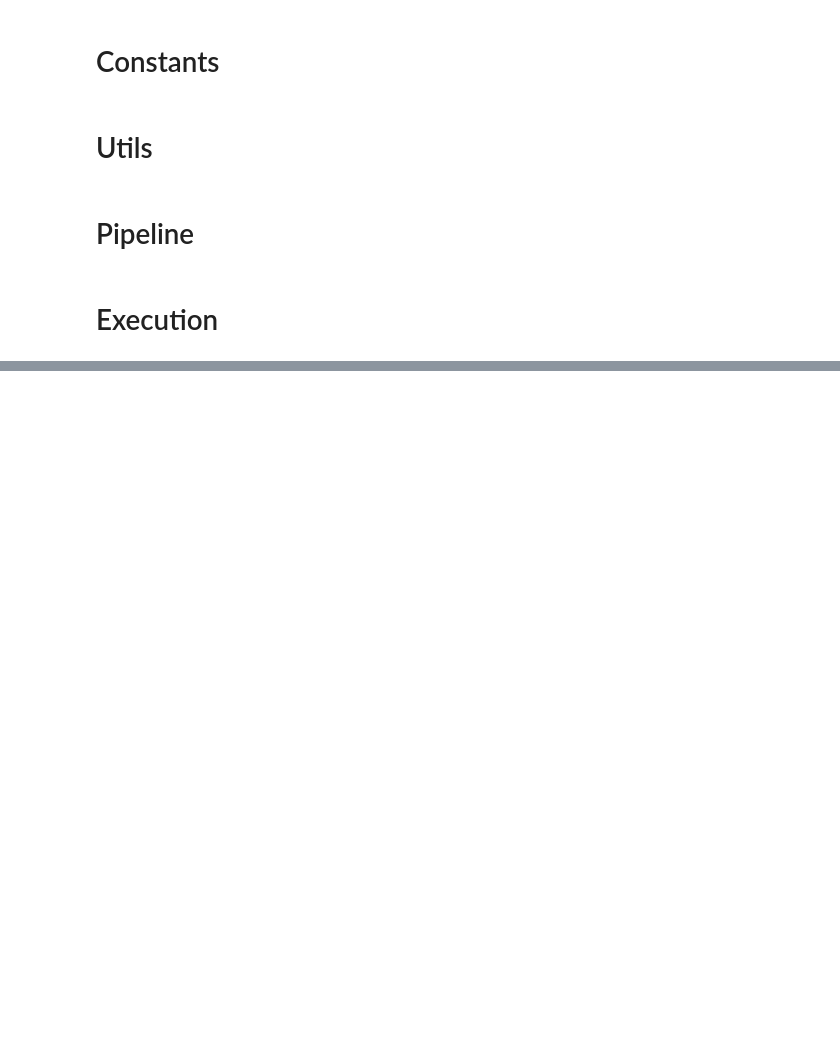
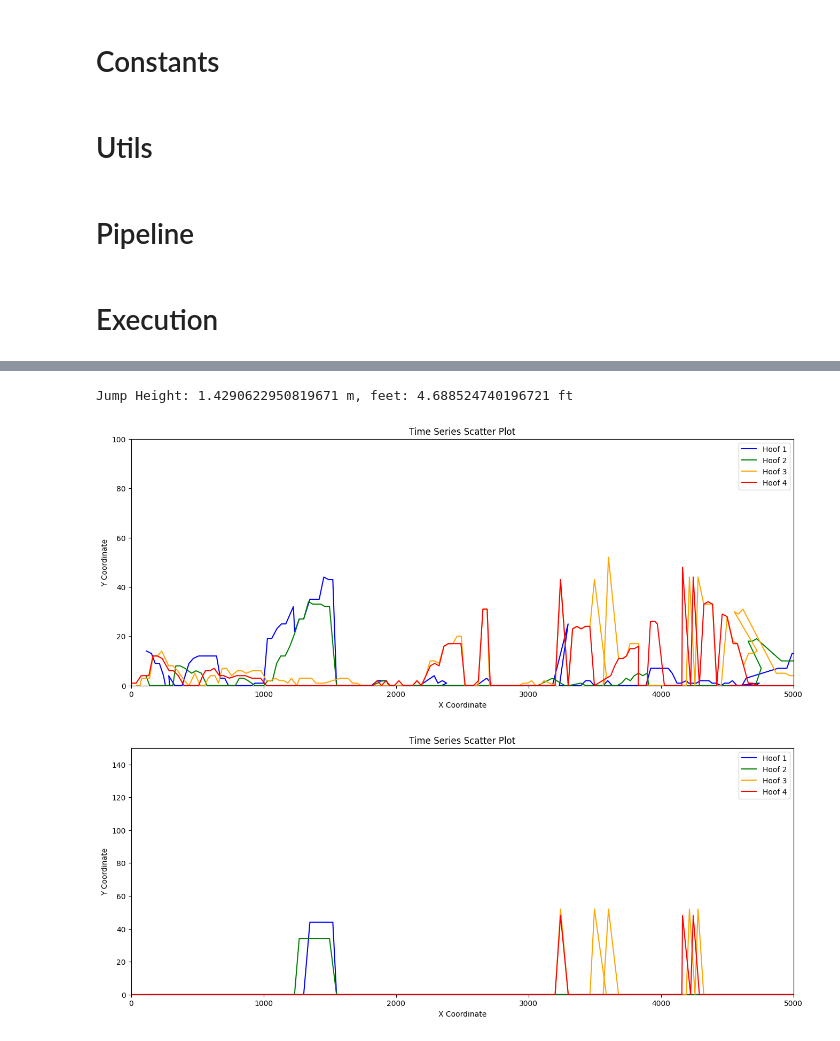
Before and after one commit to syedfaiqueali/Kaggle-Notebooks, a Jupyter notebook: horse-ride-analysis-pipeline.ipynb, the cells around one changed output, grey strips where cells are left out. Drawn from its saved outputs; the diff is of its cells as text; code cells hidden in the pictures; blank space fills up the shorter version.

```diff
--- a/horse-ride-analysis-pipeline.ipynb
+++ b/horse-ride-analysis-pipeline.ipynb
@@ -472,0 +480,6 @@ Jump Height: 1.1545454545454545 m, feet: 3.787878909090909 ft
+# %%
+horse_ride_analysis_pipeline(RESULTS_3)
+# %% [output]
+Jump Height: 1.4290622950819671 m, feet: 4.688524740196721 ft
+[figure, added]
+[figure, added]
```
Also changed, not shown: parts of 5 cells of this notebook.
